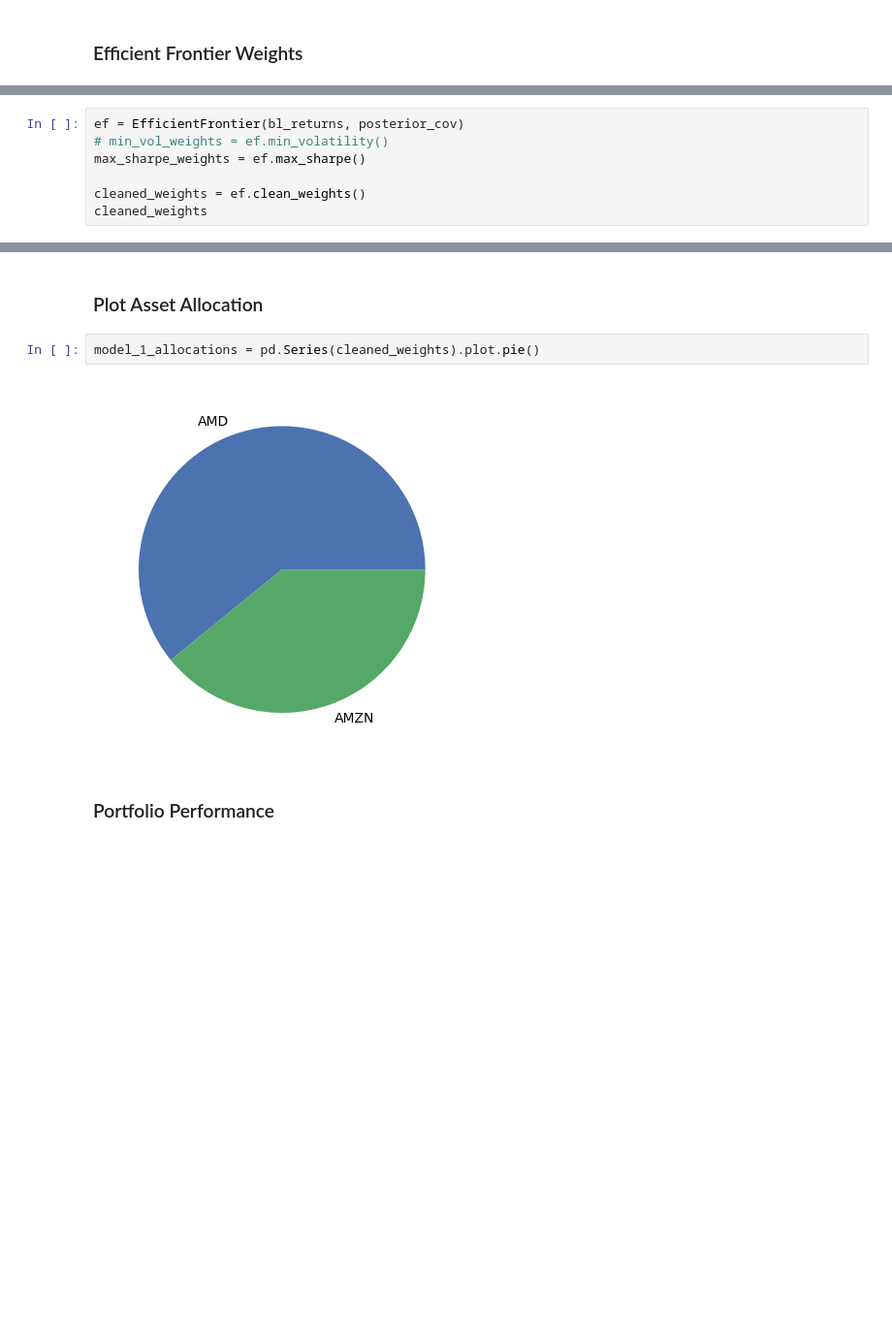
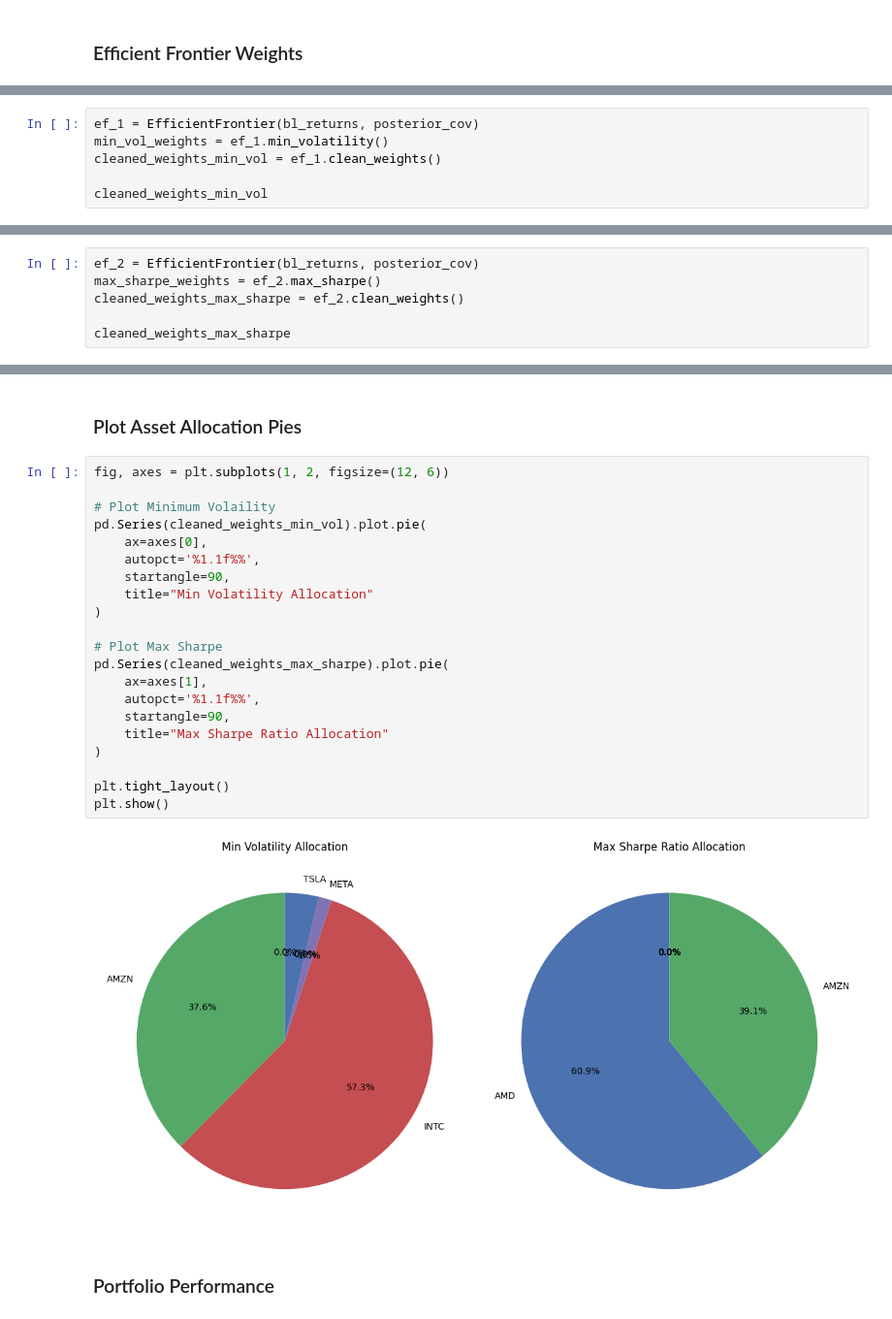
Before and after one commit to chantalmaskell/Black_Litterman_Portfolio_Optimisation, a Jupyter notebook: Completed_Models/benchmark_black_litterman.ipynb, the cells around one changed output, grey strips where cells are left out. Shown: that part at 97% size. Cells and saved outputs as stored; diff of their text form; blank space fills up the shorter version.

```diff
--- a/Completed_Models/benchmark_black_litterman.ipynb
+++ b/Completed_Models/benchmark_black_litterman.ipynb
@@ -176,8 +190,7 @@ plotting.plot_covariance(posterior_cov)
 # %%
-ef = EfficientFrontier(bl_returns, posterior_cov)
-# min_vol_weights = ef.min_volatility()
-max_sharpe_weights = ef.max_sharpe()
+ef_1 = EfficientFrontier(bl_returns, posterior_cov)
+min_vol_weights = ef_1.min_volatility()
+cleaned_weights_min_vol = ef_1.clean_weights()
 
-cleaned_weights = ef.clean_weights()
-cleaned_weights
+cleaned_weights_min_vol
 # %% [output]
@@ -190,0 +206,6 @@ OrderedDict([('AMD', 0.60871),
+# %%
+ef_2 = EfficientFrontier(bl_returns, posterior_cov)
+max_sharpe_weights = ef_2.max_sharpe()
+cleaned_weights_max_sharpe = ef_2.clean_weights()
+
+cleaned_weights_max_sharpe
@@ -191,8 +220,27 @@ OrderedDict([('AMD', 0.60871),
 # %% [markdown]
-### Plot Asset Allocation
+### Plot Asset Allocation Pies
-# %%
-model_1_allocations = pd.Series(cleaned_weights).plot.pie()
-# %% [output]
-[figure, removed]
+# %%
+fig, axes = plt.subplots(1, 2, figsize=(12, 6))
+
+# Plot Minimum Volaility
+pd.Series(cleaned_weights_min_vol).plot.pie(
+    ax=axes[0],
+    autopct='%1.1f%%',
+    startangle=90,
+    title="Min Volatility Allocation"
+)
+
+# Plot Max Sharpe
+pd.Series(cleaned_weights_max_sharpe).plot.pie(
+    ax=axes[1],
+    autopct='%1.1f%%',
+    startangle=90,
+    title="Max Sharpe Ratio Allocation"
+)
+
+plt.tight_layout()
+plt.show()
+# %% [output]
+[figure, added]
 # %% [markdown]
 ### Portfolio Performance
```
Also changed, not shown: parts of 14 cells of this notebook.
